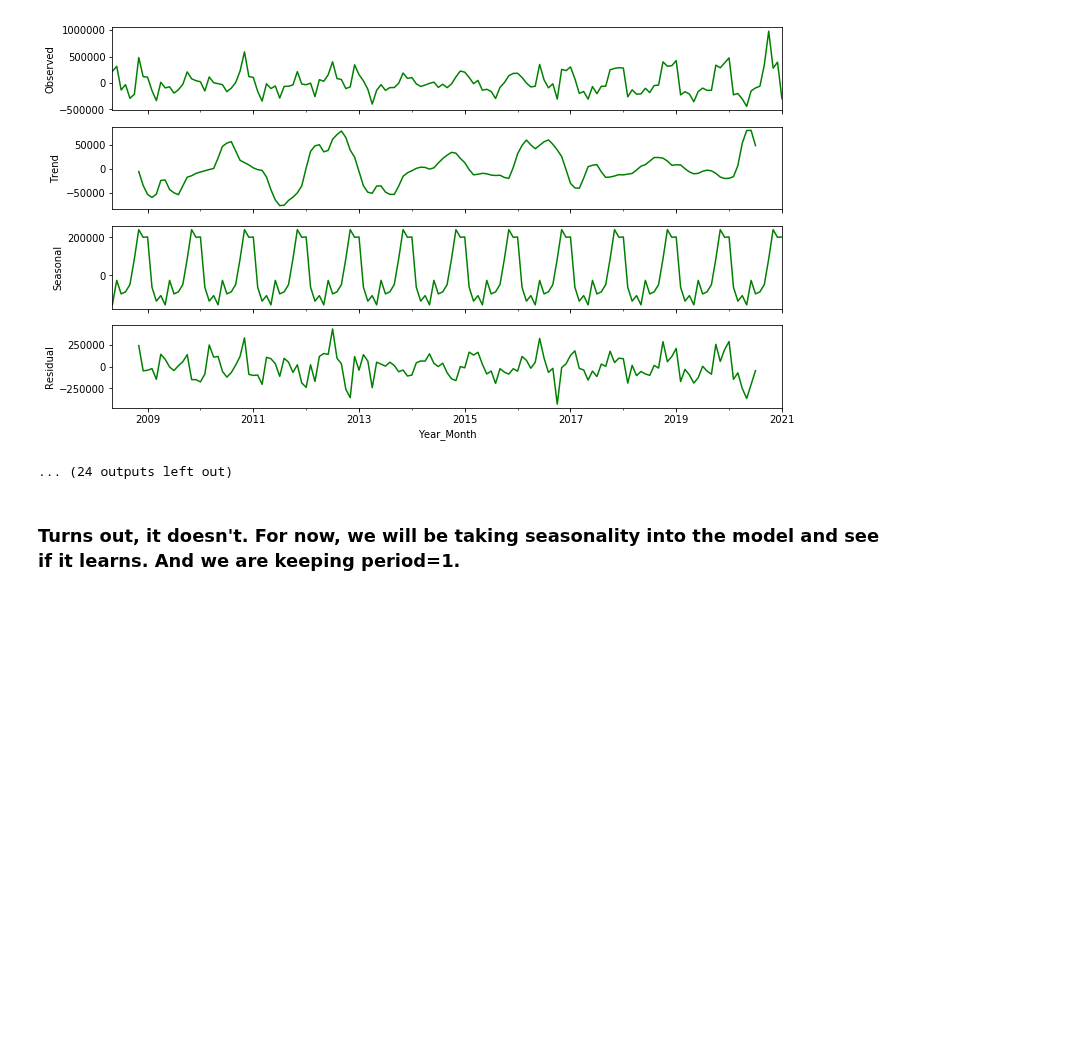
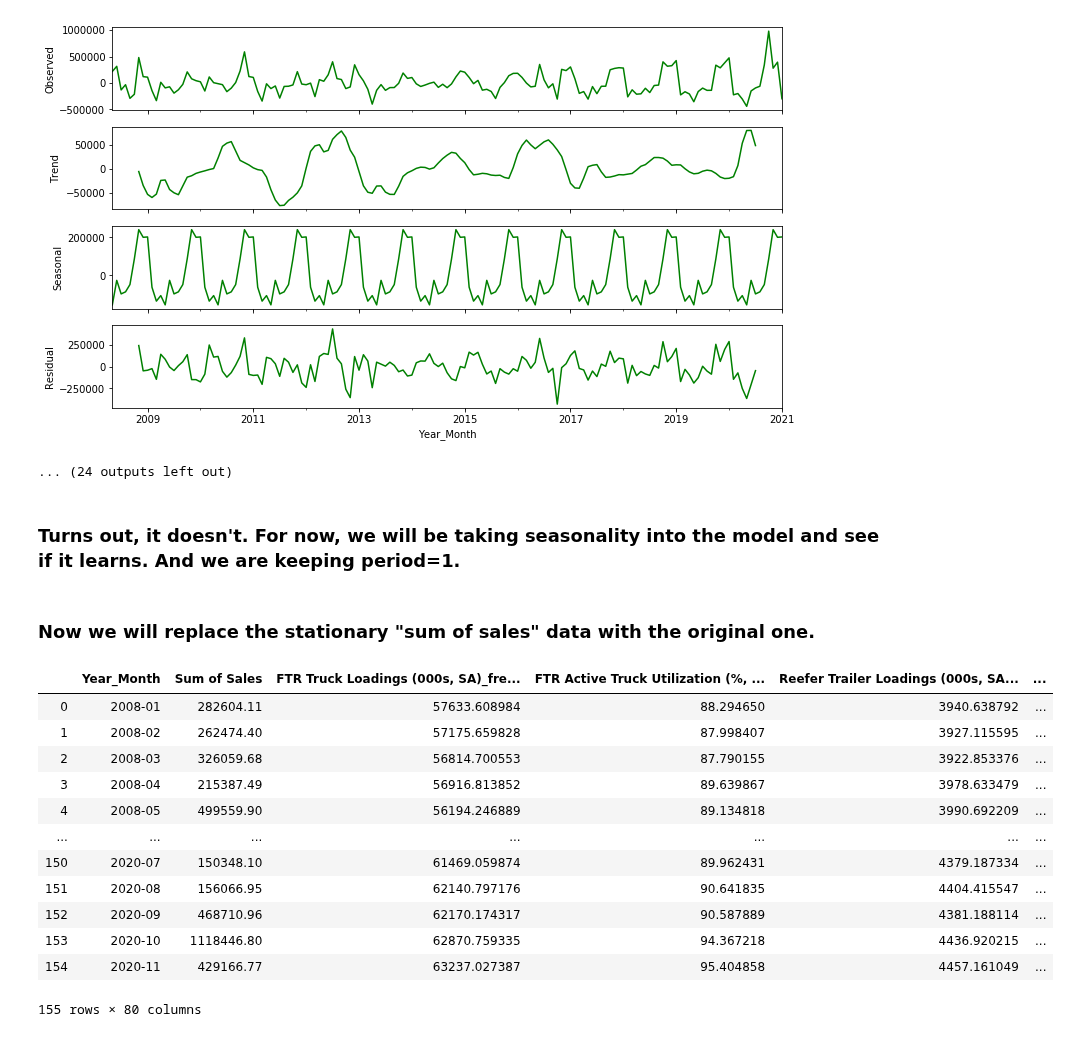
Before and after one commit to rnair7163/LabelMaster_Sales_Forecasting, a Jupyter notebook: Sales_Data/monthly_sales_eda.ipynb, the cells around one changed output. Cells and saved outputs as stored; diff of their text form; code cells hidden in the pictures; blank space fills up the shorter version.

Commit message:
replaced original sum of sales column with stationary sum of sales value

```diff
--- a/Sales_Data/monthly_sales_eda.ipynb
+++ b/Sales_Data/monthly_sales_eda.ipynb
@@ -282,0 +283,19 @@ books_grouped_diff_period_1.to_csv("Stationary_Sum_of_Sales.csv")
+# %% [markdown]
+### Now we will replace the stationary "sum of sales" data with the original one.
+# %%
+original_book_data = pd.read_csv('/Users/rahulnair/Desktop/Labelmaster_/Sales_Data/Books_ext_fs.csv')
+original_book_data
+# %% [output]
+|  | Year_Month | Sum of Sales | FTR Truck Loadings (000s, SA)_fre... | FTR Active Truck Utilization (%, ... | Reefer Trailer Loadings (000s, SA... | ... |
+| 0 | 2008-01 | 282604.11 | 57633.608984 | 88.294650 | 3940.638792 | ... |
+| 1 | 2008-02 | 262474.40 | 57175.659828 | 87.998407 | 3927.115595 | ... |
+| 2 | 2008-03 | 326059.68 | 56814.700553 | 87.790155 | 3922.853376 | ... |
+| 3 | 2008-04 | 215387.49 | 56916.813852 | 89.639867 | 3978.633479 | ... |
+| 4 | 2008-05 | 499559.90 | 56194.246889 | 89.134818 | 3990.692209 | ... |
+| ... | ... | ... | ... | ... | ... | ... |
+| 150 | 2020-07 | 150348.10 | 61469.059874 | 89.962431 | 4379.187334 | ... |
+| 151 | 2020-08 | 156066.95 | 62140.797176 | 90.641835 | 4404.415547 | ... |
+| 152 | 2020-09 | 468710.96 | 62170.174317 | 90.587889 | 4381.188114 | ... |
+| 153 | 2020-10 | 1118446.80 | 62870.759335 | 94.367218 | 4436.920215 | ... |
+| 154 | 2020-11 | 429166.77 | 63237.027387 | 95.404858 | 4457.161049 | ... |
+155 rows × 80 columns
```
Also changed, not shown: parts of 9 cells of this notebook.
